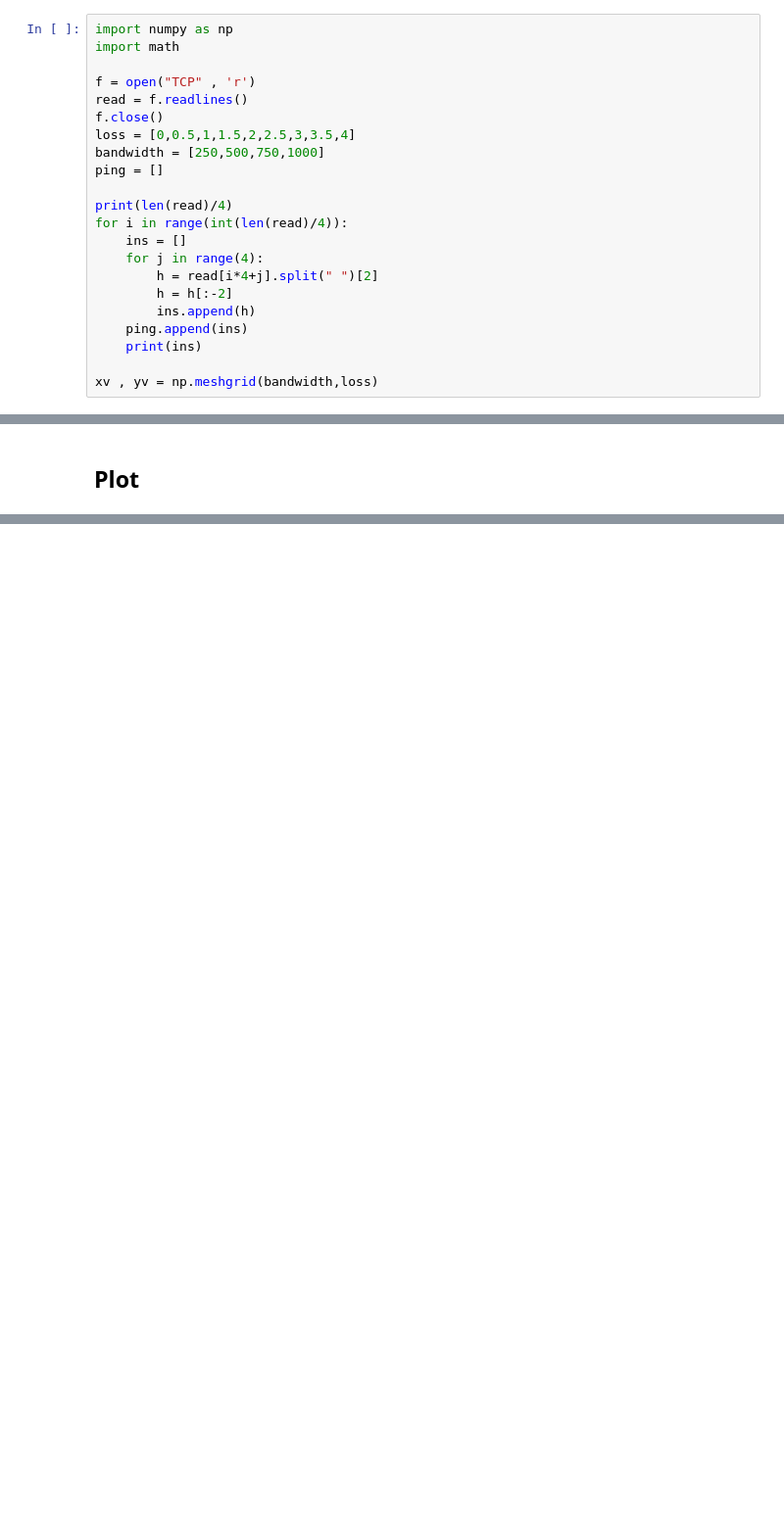
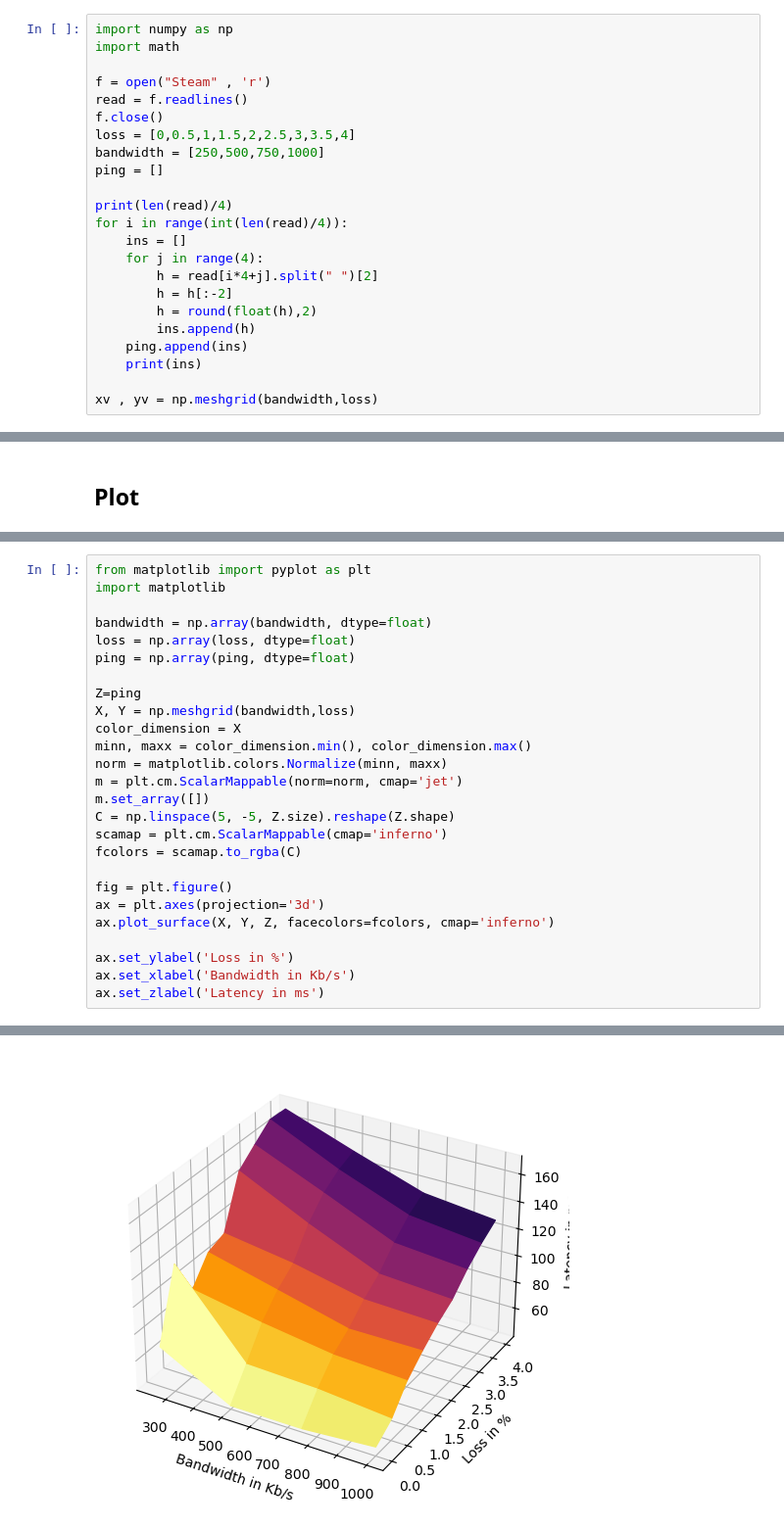
Before and after one commit to sda3-14/jugendforscht23, a Jupyter notebook: visualisation.ipynb, the cells around one changed output, grey strips where cells are left out. Shown: that part at 98% size. Cells and saved outputs as stored; diff of their text form; blank space fills up the shorter version.

```diff
--- a/visualisation.ipynb
+++ b/visualisation.ipynb
@@ -2,7 +2,7 @@
 import numpy as np
 import math
 
-f = open("TCP" , 'r')
+f = open("Steam" , 'r')
 read = f.readlines()
 f.close()
 loss = [0,0.5,1,1.5,2,2.5,3,3.5,4]
@@ -15,6 +15,7 @@ for i in range(int(len(read)/4)):
     for j in range(4):
         h = read[i*4+j].split(" ")[2]
         h = h[:-2]
+        h = round(float(h),2)
         ins.append(h)
     ping.append(ins)
     print(ins)
@@ -48,0 +37,27 @@ Text(0.5, 0, 'Latency')
+# %%
+from matplotlib import pyplot as plt
+import matplotlib
+
+bandwidth = np.array(bandwidth, dtype=float)
+loss = np.array(loss, dtype=float)
+ping = np.array(ping, dtype=float)
+
+Z=ping
+X, Y = np.meshgrid(bandwidth,loss)
+color_dimension = X
+minn, maxx = color_dimension.min(), color_dimension.max()
+norm = matplotlib.colors.Normalize(minn, maxx)
+m = plt.cm.ScalarMappable(norm=norm, cmap='jet')
+m.set_array([])
+C = np.linspace(5, -5, Z.size).reshape(Z.shape)
+scamap = plt.cm.ScalarMappable(cmap='inferno')
+fcolors = scamap.to_rgba(C)
+
+fig = plt.figure()
+ax = plt.axes(projection='3d')
+ax.plot_surface(X, Y, Z, facecolors=fcolors, cmap='inferno')
+
+ax.set_ylabel('Loss in %')
+ax.set_xlabel('Bandwidth in Kb/s')
+ax.set_zlabel('Latency in ms')
+# %% [output]
@@ -48,0 +65 @@ Text(0.5, 0, 'Latency')
+[figure, added]
```
Also changed, not shown: parts of 3 cells of this notebook, 2 other files.
